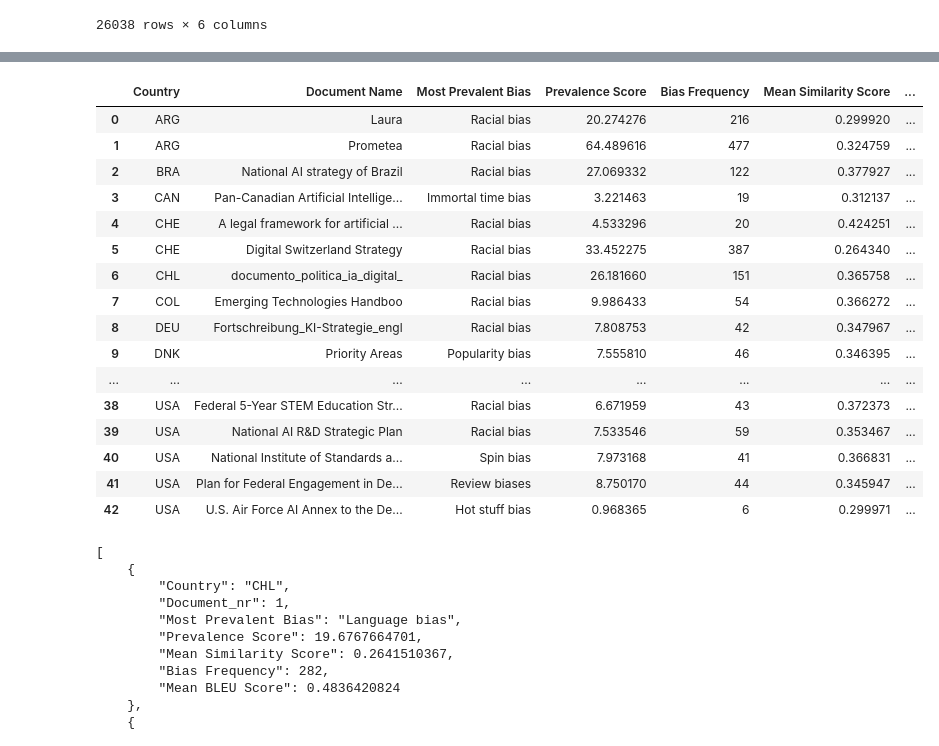
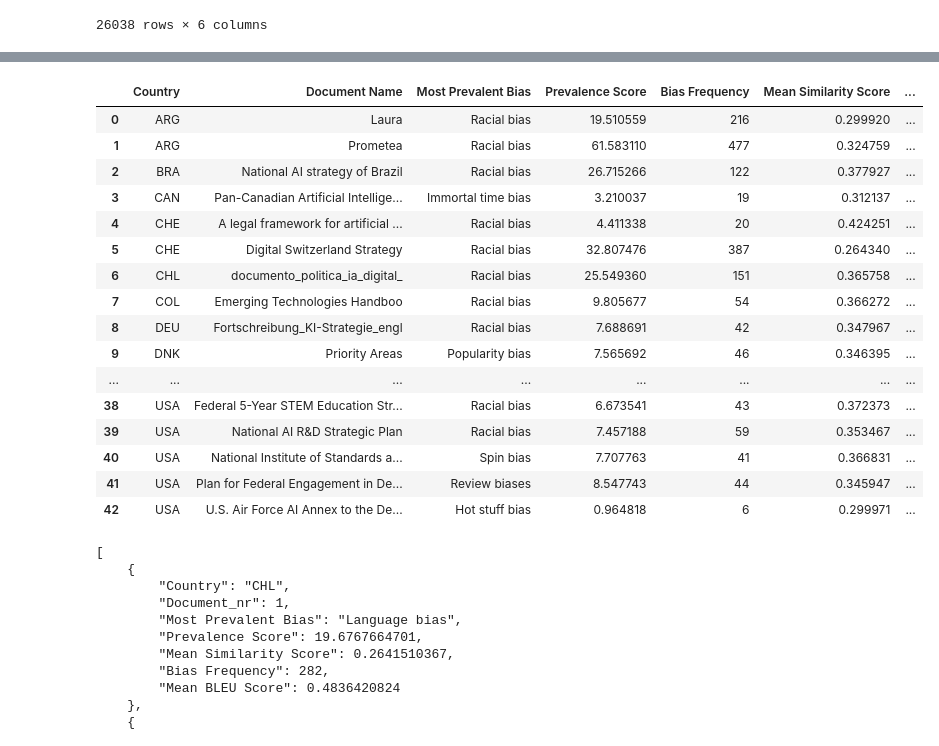
Before and after one commit to JochemBus/AI_Policy_Thesis, a Jupyter notebook: RAG_data_setups/RAG_data_Setup_LaBSE.ipynb, the cells around one changed output, grey strips where cells are left out. Saved outputs shown, nothing was run; the diff lists cells and outputs as text; code cells hidden in the pictures.

```diff
--- a/RAG_data_setups/RAG_data_Setup_LaBSE.ipynb
+++ b/RAG_data_setups/RAG_data_Setup_LaBSE.ipynb
@@ -340,54 +342,51 @@ def compute_prevalent_bias(group):
     else:
         normalized_tfidf = np.ones_like(avg_tfidf_scores)  # Avoid division by zero
 
     group = group.copy()
     group["norm_tfidf"] = normalized_tfidf
 
-    group["weighted_similarity"] = group["Similarity Score"] * group["norm_tfidf"]
-
     # Aggregate by bias
     bias_stats = group.groupby("Best Matching Bias").agg(
         frequency=('Best Matching Bias', 'count'),
         avg_similarity=('Similarity Score', 'mean'),
-        avg_norm_tfidf=('norm_tfidf', 'mean'),
-        avg_weighted_similarity=('weighted_similarity', 'mean')
+        avg_norm_tfidf=('norm_tfidf', 'mean')
     )
 
-    bias_stats["prevalence"] = bias_stats["frequency"] * bias_stats["avg_weighted_similarity"]
+    bias_stats["prevalence"] = bias_stats["frequency"] * bias_stats["avg_similarity"] * bias_stats["avg_norm_tfidf"]
 
     # Identify the most prevalent bias
     best_bias = bias_stats["prevalence"].idxmax()
 
     return pd.Series({
         "Most Prevalent Bias": best_bias,
         "Prevalence Score": bias_stats.loc[best_bias, "prevalence"],
         "Bias Frequency": bias_stats.loc[best_bias, "frequency"],
         "Mean Similarity Score": bias_stats.loc[best_bias, "avg_similarity"],
         "Mean Normalized TF-IDF": bias_stats.loc[best_bias, "avg_norm_tfidf"],
     })
 
 # Apply to grouped data
 df_document_bias = df_chunk_bias.groupby(["Country", "Document Name"]).apply(compute_prevalent_bias).reset_index()
 
 df_document_bias
 # %% [output]
 |  | Country | Document Name | Most Prevalent Bias | Prevalence Score | Bias Frequency | Mean Similarity Score | ... |
-| 0 | ARG | Laura | Racial bias | 20.274276 | 216 | 0.299920 | ... |
-| 1 | ARG | Prometea | Racial bias | 64.489616 | 477 | 0.324759 | ... |
-| 2 | BRA | National AI strategy of Brazil | Racial bias | 27.069332 | 122 | 0.377927 | ... |
-| 3 | CAN | Pan-Canadian Artificial Intellige... | Immortal time bias | 3.221463 | 19 | 0.312137 | ... |
-| 4 | CHE | A legal framework for artificial ... | Racial bias | 4.533296 | 20 | 0.424251 | ... |
-| 5 | CHE | Digital Switzerland Strategy | Racial bias | 33.452275 | 387 | 0.264340 | ... |
-| 6 | CHL | documento_politica_ia_digital_ | Racial bias | 26.181660 | 151 | 0.365758 | ... |
-| 7 | COL | Emerging Technologies Handboo | Racial bias | 9.986433 | 54 | 0.366272 | ... |
-| 8 | DEU | Fortschreibung_KI-Strategie_engl | Racial bias | 7.808753 | 42 | 0.347967 | ... |
-| 9 | DNK | Priority Areas | Popularity bias | 7.555810 | 46 | 0.346395 | ... |
+| 0 | ARG | Laura | Racial bias | 19.510559 | 216 | 0.299920 | ... |
+| 1 | ARG | Prometea | Racial bias | 61.583110 | 477 | 0.324759 | ... |
+| 2 | BRA | National AI strategy of Brazil | Racial bias | 26.715266 | 122 | 0.377927 | ... |
+| 3 | CAN | Pan-Canadian Artificial Intellige... | Immortal time bias | 3.210037 | 19 | 0.312137 | ... |
+| 4 | CHE | A legal framework for artificial ... | Racial bias | 4.411338 | 20 | 0.424251 | ... |
+| 5 | CHE | Digital Switzerland Strategy | Racial bias | 32.807476 | 387 | 0.264340 | ... |
+| 6 | CHL | documento_politica_ia_digital_ | Racial bias | 25.549360 | 151 | 0.365758 | ... |
+| 7 | COL | Emerging Technologies Handboo | Racial bias | 9.805677 | 54 | 0.366272 | ... |
+| 8 | DEU | Fortschreibung_KI-Strategie_engl | Racial bias | 7.688691 | 42 | 0.347967 | ... |
+| 9 | DNK | Priority Areas | Popularity bias | 7.565692 | 46 | 0.346395 | ... |
 | ... | ... | ... | ... | ... | ... | ... | ... |
-| 38 | USA | Federal 5-Year STEM Education Str... | Racial bias | 6.671959 | 43 | 0.372373 | ... |
-| 39 | USA | National AI R&D Strategic Plan | Racial bias | 7.533546 | 59 | 0.353467 | ... |
-| 40 | USA | National Institute of Standards a... | Spin bias | 7.973168 | 41 | 0.366831 | ... |
-| 41 | USA | Plan for Federal Engagement in De... | Review biases | 8.750170 | 44 | 0.345947 | ... |
-| 42 | USA | U.S. Air Force AI Annex to the De... | Hot stuff bias | 0.968365 | 6 | 0.299971 | ... |
+| 38 | USA | Federal 5-Year STEM Education Str... | Racial bias | 6.673541 | 43 | 0.372373 | ... |
+| 39 | USA | National AI R&D Strategic Plan | Racial bias | 7.457188 | 59 | 0.353467 | ... |
+| 40 | USA | National Institute of Standards a... | Spin bias | 7.707763 | 41 | 0.366831 | ... |
+| 41 | USA | Plan for Federal Engagement in De... | Review biases | 8.547743 | 44 | 0.345947 | ... |
+| 42 | USA | U.S. Air Force AI Annex to the De... | Hot stuff bias | 0.964818 | 6 | 0.299971 | ... |
 # %%
 json_data = df_document_bias.to_json(orient='records')
 
```
Also changed, not shown: parts of 3 cells of this notebook, 3 other files.
